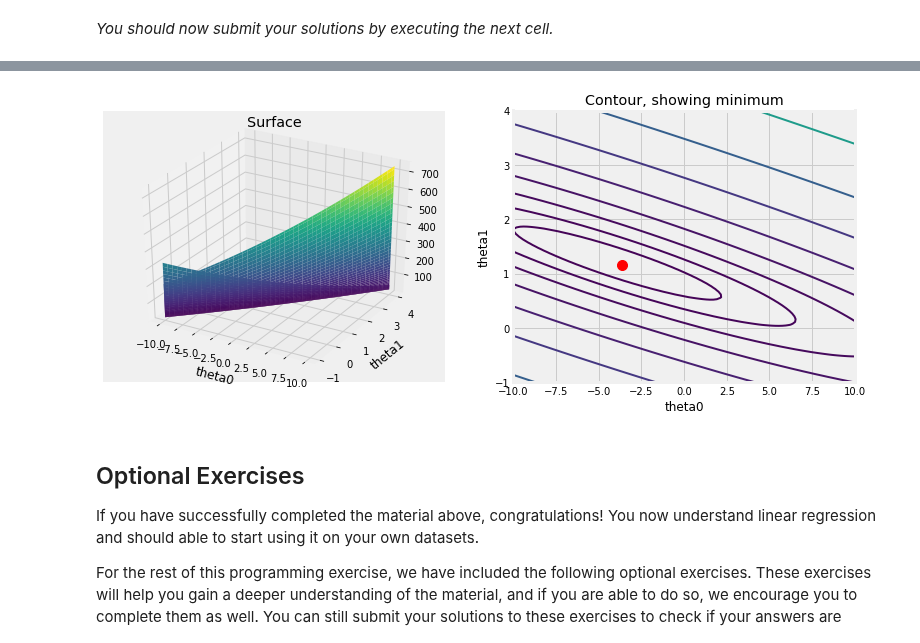
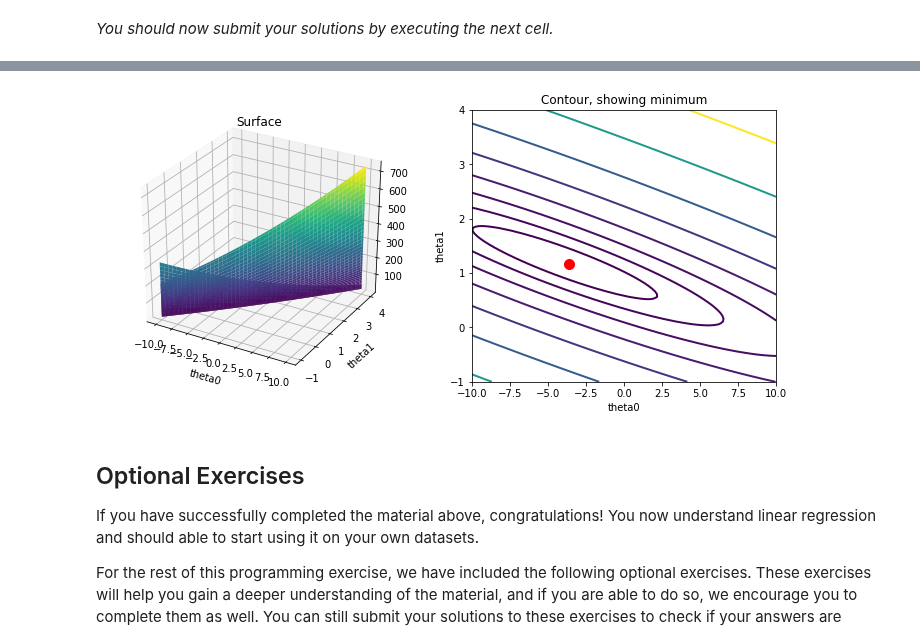
Before and after one commit to itanvir/machine-learning-stanford, a Jupyter notebook: exercises/ex1_linear_regression/exercise1.ipynb, the cells around one changed output, grey strips where cells are left out. Saved outputs shown, nothing was run; the diff lists cells and outputs as text; code cells hidden in the pictures.

```diff
--- a/exercises/ex1_linear_regression/exercise1.ipynb
+++ b/exercises/ex1_linear_regression/exercise1.ipynb
@@ -18,9 +18,8 @@ import os
 import numpy as np
 
 # Plotting library
-import matplotlib.pyplot as plt
+from matplotlib import pyplot
 from mpl_toolkits.mplot3d import Axes3D  # needed to plot 3-D surfaces
-plt.style.use('fivethirtyeight')
 
 # library written for this exercise providing additional functions for assignment submission, and others
 import utils
@@ -146,7 +161,7 @@ The file `Data/ex1data1.txt` contains the dataset for our linear regression prob
 We provide you with the code needed to load this data. The dataset is loaded from the data file into the variables `x` and `y`:
 # %%
 # Read comma separated data
-data = np.loadtxt(os.path.join('data', 'ex1data1.txt'), delimiter=',')
+data = np.loadtxt(os.path.join('Data', 'ex1data1.txt'), delimiter=',')
 X, y = data[:, 0], data[:, 1]
 
 m = y.size  # number of training examples
@@ -402,7 +434,6 @@ def gradientDescent(X, y, theta, alpha, num_iters):
     theta = theta.copy()
 
     J_history = [] # Use a python list to save cost in every iteration
-    theta_history = []
 
     for i in range(num_iters):
         # ==================== YOUR CODE HERE =================================
@@ -412,11 +443,8 @@ def gradientDescent(X, y, theta, alpha, num_iters):
 
         # save the cost J in every iteration
         J_history.append(computeCost(X, y, theta))
-        theta_history.append(theta)
 
-    theta_history = np.asarray(theta_history)
-
-    return theta, J_history, theta_history
+    return theta, J_history
 # %% [markdown]
 After you are finished call the implemented `gradientDescent` function and print the computed $\theta$. We initialize the $\theta$ parameters to 0 and the learning rate $\alpha$ to 0.01. Execute the following cell to check your code.
 # %%
@@ -427,7 +455,7 @@ theta = np.zeros(2)
 iterations = 1500
 alpha = 0.01
 
-theta, J_history, theta_history = gradientDescent(X ,y, theta, alpha, iterations)
+theta, J_history = gradientDescent(X ,y, theta, alpha, iterations)
 print('Theta found by gradient descent: {:.4f}, {:.4f}'.format(*theta))
 print('Expected theta values (approximately): [-3.6303, 1.1664]')
 # %% [output]
@@ -496,39 +526,39 @@ The purpose of these graphs is to show you how $J(\theta)$ varies with changes i
 # %%
 # grid over which we will calculate J
 theta0_vals = np.linspace(-10, 10, 100)
 theta1_vals = np.linspace(-1, 4, 100)
 
 # initialize J_vals to a matrix of 0's
 J_vals = np.zeros((theta0_vals.shape[0], theta1_vals.shape[0]))
 
 # Fill out J_vals
 for i, theta0 in enumerate(theta0_vals):
     for j, theta1 in enumerate(theta1_vals):
         J_vals[i, j] = computeCost(X, y, [theta0, theta1])
 
 # Because of the way meshgrids work in the surf command, we need to
 # transpose J_vals before calling surf, or else the axes will be flipped
 J_vals = J_vals.T
 
 # surface plot
-fig = plt.figure(figsize=(12, 5))
+fig = pyplot.figure(figsize=(12, 5))
 ax = fig.add_subplot(121, projection='3d')
 ax.plot_surface(theta0_vals, theta1_vals, J_vals, cmap='viridis')
-plt.xlabel('theta0')
-plt.ylabel('theta1')
-plt.title('Surface')
+pyplot.xlabel('theta0')
+pyplot.ylabel('theta1')
+pyplot.title('Surface')
 
 # contour plot
 # Plot J_vals as 15 contours spaced logarithmically between 0.01 and 100
-ax = plt.subplot(122)
-plt.contour(theta0_vals, theta1_vals, J_vals, linewidths=2, cmap='viridis', levels=np.logspace(-2, 3, 20))
-plt.xlabel('theta0')
-plt.ylabel('theta1')
-plt.plot(theta[0], theta[1], 'ro', ms=10, lw=2)
-plt.title('Contour, showing minimum')
+ax = pyplot.subplot(122)
+pyplot.contour(theta0_vals, theta1_vals, J_vals, linewidths=2, cmap='viridis', levels=np.logspace(-2, 3, 20))
+pyplot.xlabel('theta0')
+pyplot.ylabel('theta1')
+pyplot.plot(theta[0], theta[1], 'ro', ms=10, lw=2)
+pyplot.title('Contour, showing minimum')
 pass
 # %% [output]
-[figure, old version]
+[figure, new version]
 # %% [markdown]
 ## Optional Exercises
 
```
Also changed, not shown: parts of 19 cells of this notebook, 40 other files.
